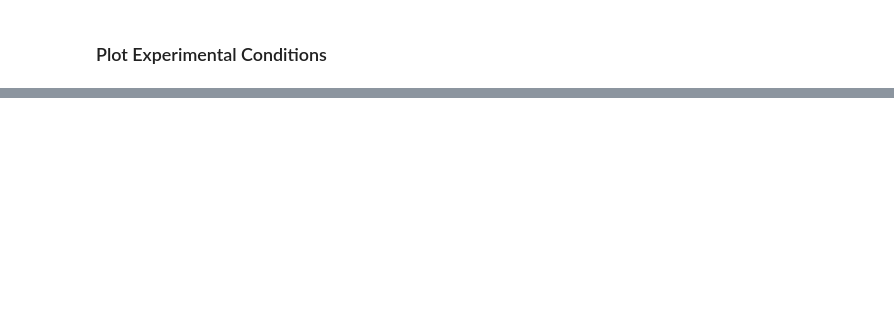
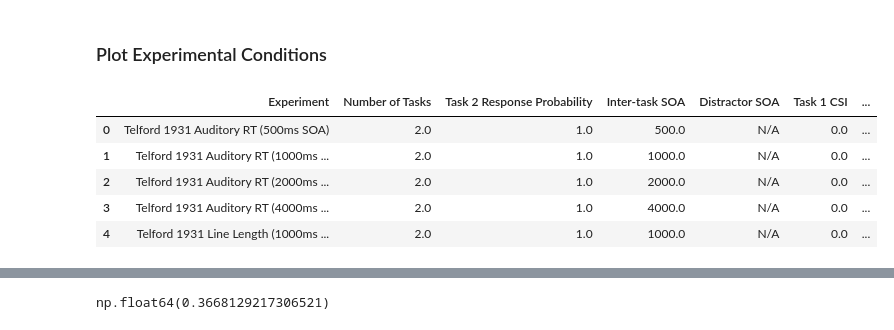
Before and after one commit to syntactic/Cognitive-Control-Paradigm-Integration, a Jupyter notebook: pca_csv.ipynb, the cells around one changed output, grey strips where cells are left out. Drawn from its saved outputs; the diff is of its cells as text; code cells hidden in the pictures; blank space fills up the shorter version.

```diff
--- a/pca_csv.ipynb
+++ b/pca_csv.ipynb
@@ -253,10 +370,11 @@ Generated Interpolated Points (showing a few key derived dimensions):
 # %% [markdown]
 ### Plot Experimental Conditions
 # %%
+display(final_plot_df.head())
 chart_layers = []
 
 # Define the color scheme explicitly so we can reuse it
-paradigm_colors = alt.Scale(domain=['Dual-Task/PRP', 'Interference', 'Task Switching', 'Single-Task', 'Other'],
+paradigm_colors = alt.Scale(domain=['Dual-Task_PRP', 'Interference', 'Task Switching', 'Single-Task', 'Other'],
                             range=['#440154', '#34CBAF', '#CB3450', '#FFA500', '#cccccc'])
 
 # --- 5. Define Tooltip Columns ---
@@ -264,20 +382,25 @@ tooltip_cols = [
     alt.Tooltip('Experiment:N', title='Experiment'),
     alt.Tooltip('Paradigm:N', title='Paradigm Class'),
     alt.Tooltip('Task 2 Response Probability:Q', title='T2 Response Probability', format='.2f'),
-    alt.Tooltip('Inter-task SOA (Display):N', title='Inter-task SOA'),
-    alt.Tooltip('Distractor SOA (Display):N', title='Distractor SOA'),
+    alt.Tooltip('Inter-task SOA:N', title='Inter-task SOA'),
+    alt.Tooltip('Distractor SOA:N', title='Distractor SOA'),
     alt.Tooltip('Task 1 CSI:Q', title='T1 CSI', format='.0f'),
     alt.Tooltip('Task 2 CSI:Q', title='T2 CSI', format='.0f'),
     alt.Tooltip('RSI:Q', title='RSI', format='.0f'),
-    alt.Tooltip('RSI Is Predictable:N', title='RSI Predictable'),
+    alt.Tooltip('RSI is Predictable:N', title='RSI Predictable'),
     alt.Tooltip('Switch Rate:Q', title='Switch Rate (%)', format='.1f'),
     alt.Tooltip('Trial Transition Type:N', title='Transition Type'),
-    alt.Tooltip('Stimulus Valency:N', title='Stimulus Valency'),
+    alt.Tooltip('Stimulus-Stimulus Congruency:N', title='Stimulus-Stimulus Congruency'),
+    alt.Tooltip('Stimulus-Response Congruency:N', title='Stimulus-Response Congruency'),
     alt.Tooltip('Response Set Overlap:N', title='Response Set Overlap'),
     alt.Tooltip('Task 1 Stimulus-Response Mapping:N', title='T1 Stimulus-Response Mapping'),
     alt.Tooltip('Task 2 Stimulus-Response Mapping:N', title='T2 Stimulus-Response Mapping'),
     alt.Tooltip('Task 1 Difficulty:Q', title='T1 Difficulty', format='.1f'),
     alt.Tooltip('Task 2 Difficulty:Q', title='T2 Difficulty', format='.1f'),
+    alt.Tooltip('Task_2_CSI_is_NA:N', title='T2 CSI is N/A'),
+    alt.Tooltip('Task_2_Difficulty_is_NA:N', title='T2 Difficulty is N/A'),
+    alt.Tooltip('Inter_task_SOA_is_NA:N', title='Inter-task SOA is N/A'),
+    alt.Tooltip('Distractor_SOA_is_NA:N', title='Distractor SOA is N/A')
 ]
 
 # --- 6. Create the Layered Altair Chart ---
@@ -313,8 +436,8 @@ empirical_chart = alt.Chart(final_plot_df).mark_circle(
     size=100,
     opacity=0.8
 ).encode(
-    x=alt.X('PC1:Q', title='Principal Component 1 (Dual-Task vs. Single-Task)'),
-    y=alt.Y('PC2:Q', title='Principal Component 2 (Task Switching)'),
+    x=alt.X('PC1:Q', title='Principal Component 1 (Task-Set Dynamics: Sequential Switching vs. Concurrent Coordination)'),
+    y=alt.Y('PC2:Q', title='Principal Component 2 (Task Set Size '),
     color=alt.Color('Paradigm:N', title='Paradigm Class', scale=paradigm_colors),
     tooltip=tooltip_cols
 ).transform_filter(
@@ -338,32 +461,42 @@ interpolated_chart = alt.Chart(final_plot_df).mark_point(
 ).transform_filter(
     alt.datum['Point Type'] == 'Interpolated'
 )
 chart_layers.append(interpolated_chart)
 
 # --- 7. Add Zero Lines and Combine Layers ---
 zero_line_h = alt.Chart(pd.DataFrame({'y': [0]})).mark_rule(strokeDash=[5,5], color='grey').encode(y='y')
 zero_line_v = alt.Chart(pd.DataFrame({'x': [0]})).mark_rule(strokeDash=[5,5], color='grey').encode(x='x')
 chart_layers.append(zero_line_h)
 chart_layers.append(zero_line_v)
 
 # Layer all the charts together. The order is important: bottom layers are drawn first.
 final_layered_chart = alt.layer(
     #centroids_chart,
     *chart_layers
 ).properties(
     title='PCA of Cognitive Control Paradigms with Centroids and Interpolated Points',
     width=800,
-    height=600
+    height=800
 ).interactive()
 
 final_layered_chart = final_layered_chart.resolve_scale(
     color='independent',
     stroke='independent'
 ).resolve_legend(
     color='shared'
 )
 final_layered_chart.save('chart.json')
 # Display the final chart
 final_layered_chart
 # %% [output]
+|  | Experiment | Number of Tasks | Task 2 Response Probability | Inter-task SOA | Distractor SOA | Task 1 CSI | ... |
+| 0 | Telford 1931 Auditory RT (500ms SOA) | 2.0 | 1.0 | 500.0 | N/A | 0.0 | ... |
+| 1 | Telford 1931 Auditory RT (1000ms ... | 2.0 | 1.0 | 1000.0 | N/A | 0.0 | ... |
+| 2 | Telford 1931 Auditory RT (2000ms ... | 2.0 | 1.0 | 2000.0 | N/A | 0.0 | ... |
+| 3 | Telford 1931 Auditory RT (4000ms ... | 2.0 | 1.0 | 4000.0 | N/A | 0.0 | ... |
+| 4 | Telford 1931 Line Length (1000ms ... | 2.0 | 1.0 | 1000.0 | N/A | 0.0 | ... |
 [interactive output not drawn]
+# %%
+np.mean(au.get_loadings_sparseness(loadings[["PC1", "PC2", "PC3"]].to_numpy()))
+# %% [output]
+np.float64(0.3668129217306521)
```
Also changed, not shown: parts of 12 cells of this notebook, 2 other files.
